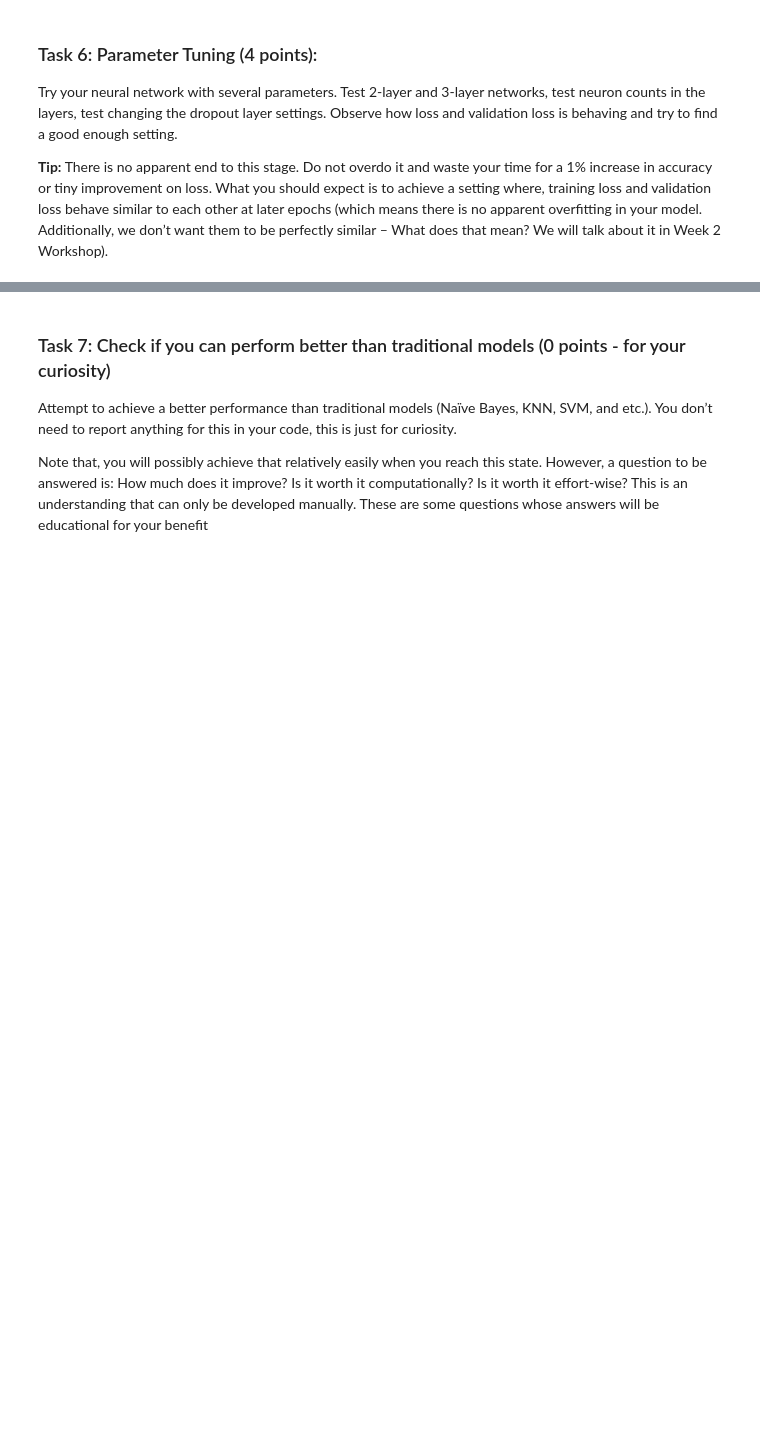
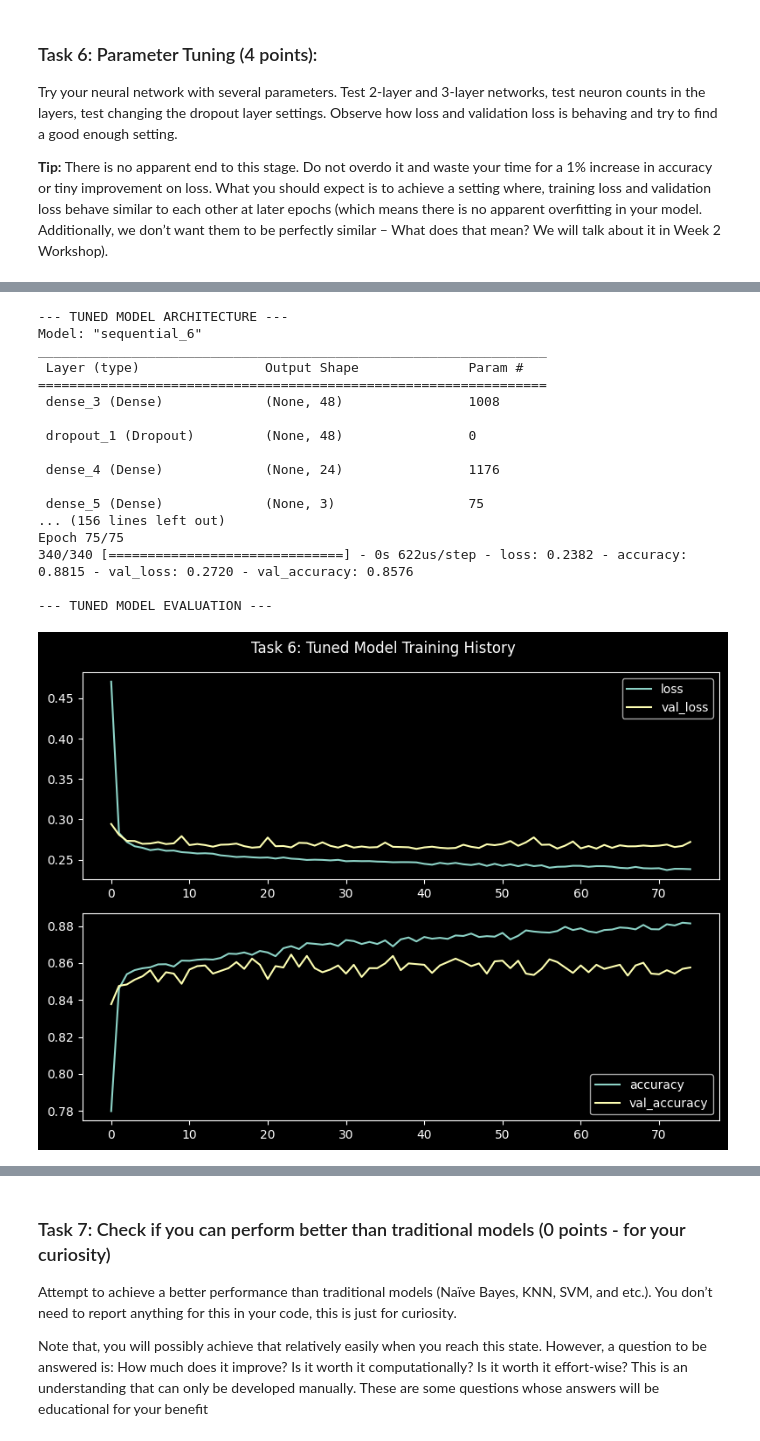
Before and after one commit to Alinakatiliute/BIM-Deep-Learning, a Jupyter notebook: Assignmnet 1.ipynb, the cells around one changed output, grey strips where cells are left out. Drawn from its saved outputs; the diff is of its cells as text; code cells hidden in the pictures; blank space fills up the shorter version.

```diff
--- a/Assignmnet 1.ipynb
+++ b/Assignmnet 1.ipynb
@@ -322,0 +377,64 @@ Tuned Model - Test Loss: 0.2594, Test Accuracy: 0.8743
+# %%
+# ==========================================
+# TASK 6: PARAMETER TUNING (variation 3: 2 Layers, Very Light Dropout)
+# ==========================================
+
+# 1. Build the Tuned Architecture (3-Layer Network with Dropout)
+variation3_model = keras.Sequential([
+    # Layer 1: Smaller starting point
+    layers.Dense(48, activation='relu', input_shape=(input_dim,)),
+    layers.Dropout(0.1), # Very light dropout
+
+    # Layer 2: Tight bottleneck
+    layers.Dense(24, activation='relu'),
+
+    layers.Dense(3, activation='softmax')
+])
+
+print("--- TUNED MODEL ARCHITECTURE ---")
+variation3_model.summary()
+
+# 2. Compile the Model
+# We stick with rmsprop to keep the comparison scientifically fair against the baseline
+variation3_model.compile(
+    optimizer='rmsprop',
+    loss='categorical_crossentropy',
+    metrics=['accuracy']
+)
+
+# 3. Train the Model
+print("\n--- BEGINNING TUNED MODEL TRAINING ---")
+history_tuned = variation3_model.fit(
+    X_train_matrix, y_train_cat,
+    epochs=75,            # Doubling epochs to give the more complex model a chance to learn
+    batch_size=32,
+    validation_split=0.2,
+    verbose=1
+)
+
+# 4. Evaluate and Visualize
+print("\n--- TUNED MODEL EVALUATION ---")
+plot_history(history_tuned, title="Task 6: Tuned Model Training History")
+
+# 5. Final Exam (Test Set)
+test_loss_tuned, test_acc_tuned = variation3_model.evaluate(X_test_matrix, y_test_cat, verbose=0)
+print(f"Tuned Model - Test Loss: {test_loss_tuned:.4f}, Test Accuracy: {test_acc_tuned:.4f}")
+# %% [output]
+--- TUNED MODEL ARCHITECTURE ---
+Model: "sequential_6"
+_________________________________________________________________
+ Layer (type)                Output Shape              Param #
+=================================================================
+ dense_3 (Dense)             (None, 48)                1008
+
+ dropout_1 (Dropout)         (None, 48)                0
+
+ dense_4 (Dense)             (None, 24)                1176
+
+ dense_5 (Dense)             (None, 3)                 75
+... (156 lines left out)
+Epoch 75/75
+340/340 [==============================] - 0s 622us/step - loss: 0.2382 - accuracy: 0.8815 - val_loss: 0.2720 - val_accuracy: 0.8576
+
+--- TUNED MODEL EVALUATION ---
+[figure, added]
```
Also changed, not shown: parts of 8 cells of this notebook.
